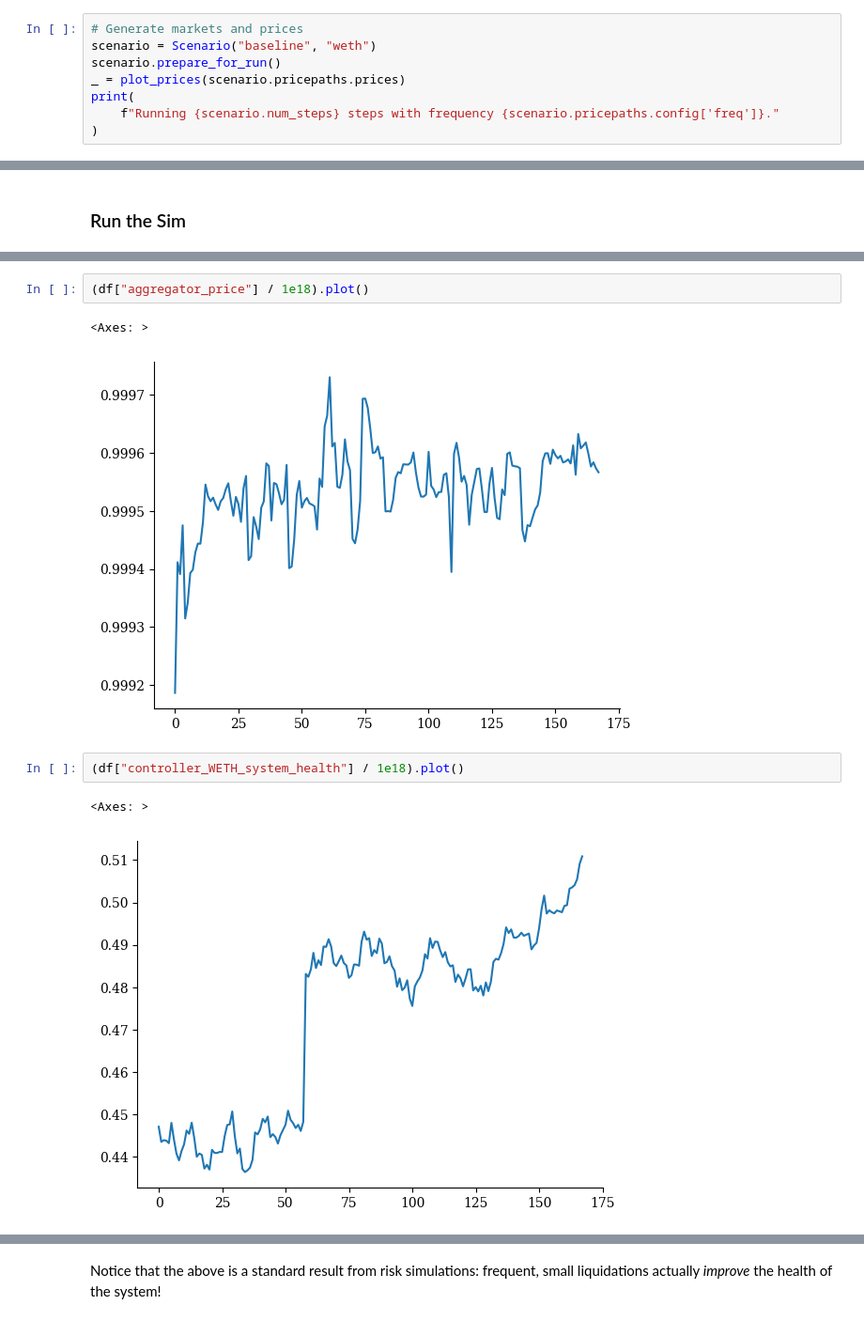
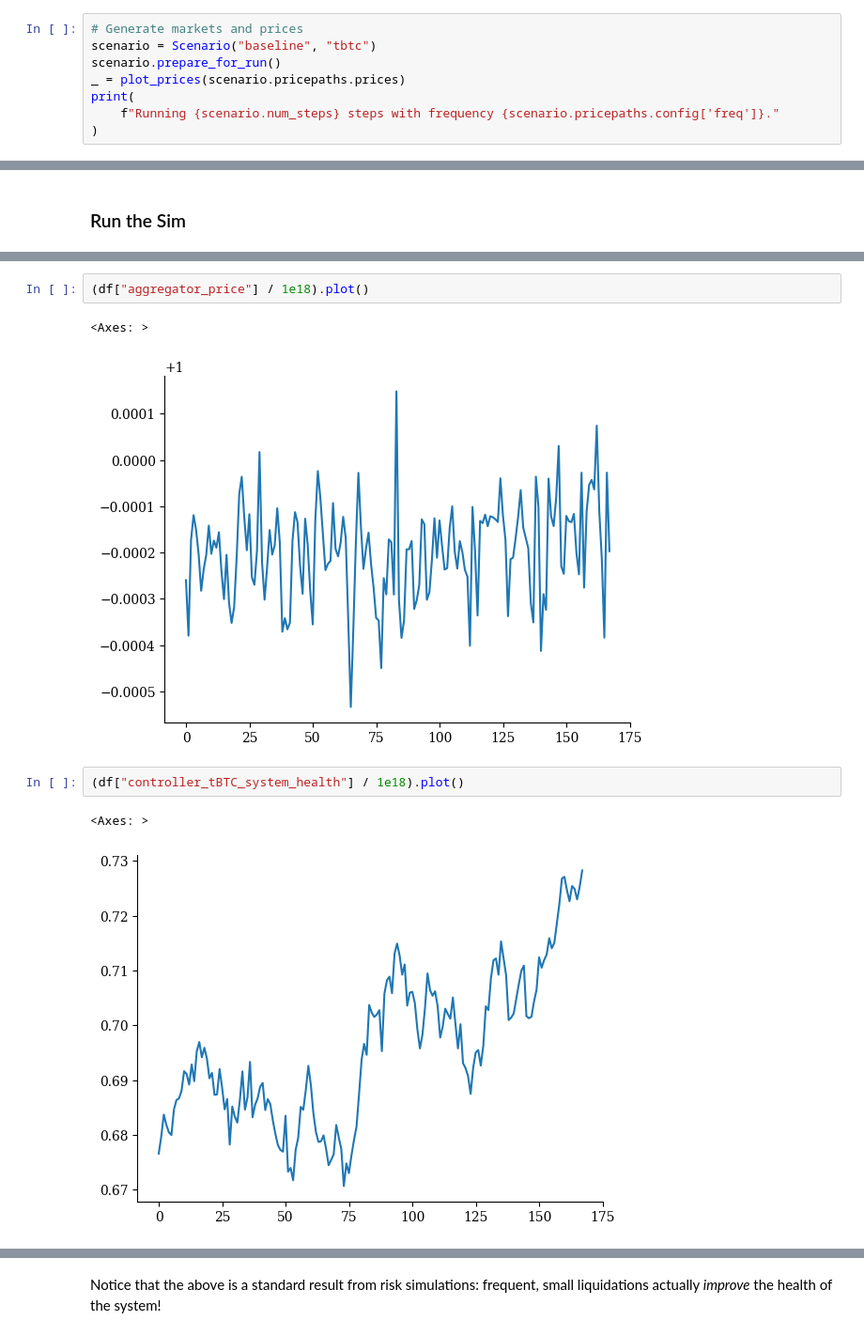
Before and after one commit to xenophonlabs/crvUSDrisk, a Jupyter notebook: notebooks/demo_sim.ipynb, the cells around one changed output, grey strips where cells are left out. Shown at 94% size. Drawn from its saved outputs; the diff is of its cells as text.

```diff
--- a/notebooks/demo_sim.ipynb
+++ b/notebooks/demo_sim.ipynb
@@ -25,6 +22,6 @@ The autoreload extension is already loaded. To reload it, use:
 # %%
 # Generate markets and prices
-scenario = Scenario("baseline", "weth")
+scenario = Scenario("baseline", "tbtc")
 scenario.prepare_for_run()
 _ = plot_prices(scenario.pricepaths.prices)
 print(
@@ -120,12 +119,12 @@ df.head()
 (df["aggregator_price"] / 1e18).plot()
 # %% [output]
 <Axes: >
-[figure, old version]
+[figure, new version]
 # %%
-(df["controller_WETH_system_health"] / 1e18).plot()
+(df["controller_tBTC_system_health"] / 1e18).plot()
 # %% [output]
 <Axes: >
-[figure, old version]
+[figure, new version]
 # %%
 df["liquidator_count"].plot()
 # %% [output]
```
Also changed, not shown: parts of 12 cells of this notebook, 22 other files.
